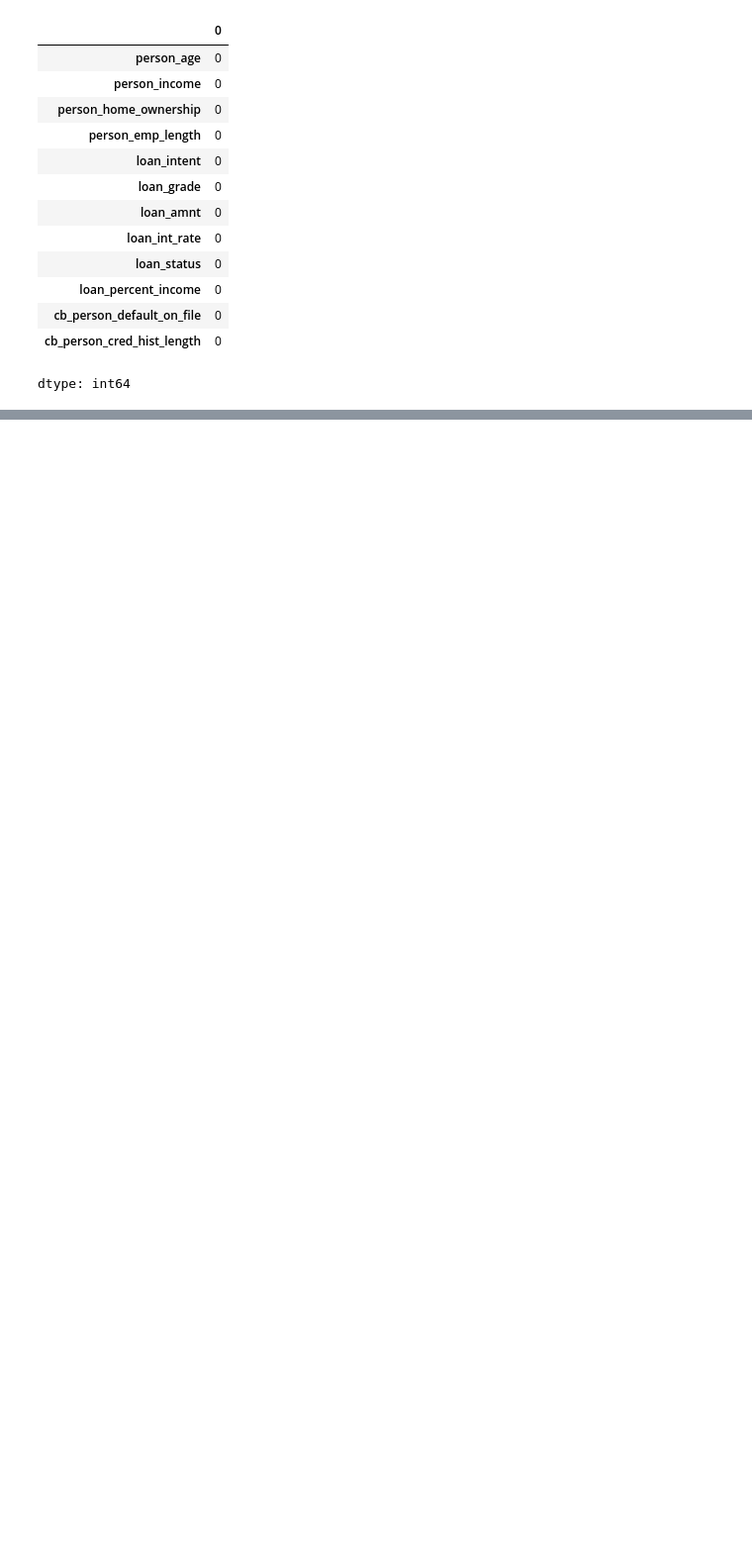
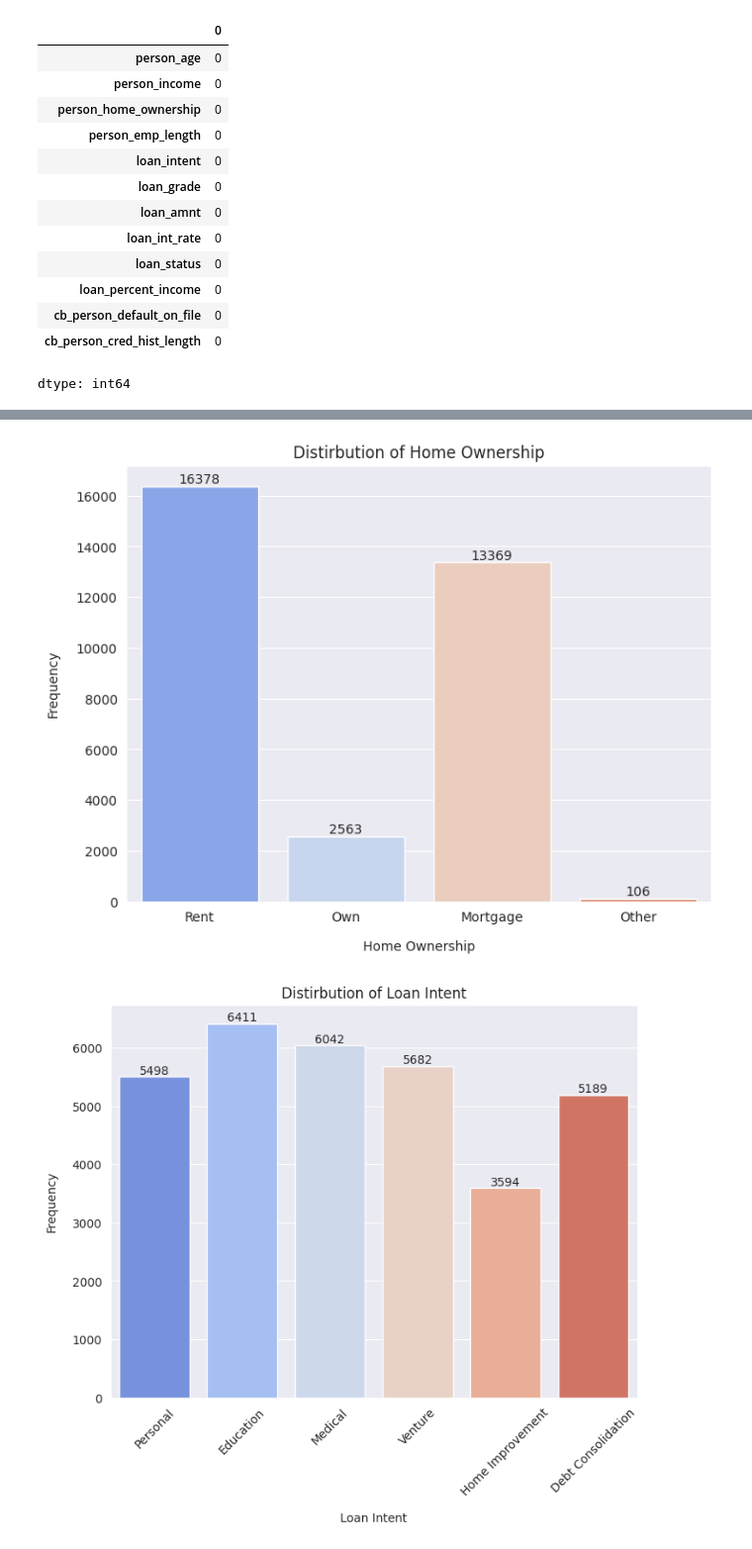
Before and after one commit to faadeola/credit-risk-ml-classification, a Jupyter notebook: credit_class_ml_performace.ipynb, the cells around one changed output, grey strips where cells are left out. Shown at 99% size. Drawn from its saved outputs; the diff is of its cells as text; code cells hidden in the pictures; blank space fills up the shorter version.

```diff
--- a/credit_class_ml_performace.ipynb
+++ b/credit_class_ml_performace.ipynb
@@ -219,0 +244,24 @@ credit['Age group'] = pd.cut(credit['Age'],bins=bin, labels=age_label, right=Tru
+# %%
+# Display count plot to understand distribution of categorical data
+for col in categorical_columns.columns:
+  fig,ax = plt.subplots(figsize=(8,6), dpi=100)
+  sns.countplot(data=credit, x= f'{col}', palette='coolwarm', ax=ax)
+  plt.title(f'Distirbution of {feature_desc_mapping[col]}')
+  plt.xlabel(f'{feature_desc_mapping[col]}', labelpad=12)
+
+  if col == 'loan_intent':
+    plt.xticks(rotation=45)
+
+  plt.ylabel('Frequency', labelpad=12)
+
+  # Add count labels on top of each bar
+  for container in ax.containers:
+      ax.bar_label(container, fmt='%d', label_type='edge')
+
+  plt.show()
+
+  # Print line break after each plot
+  print('\n')
+# %% [output]
+[figure, added]
+[figure, added]
```
Also changed, not shown: parts of 23 cells of this notebook.
